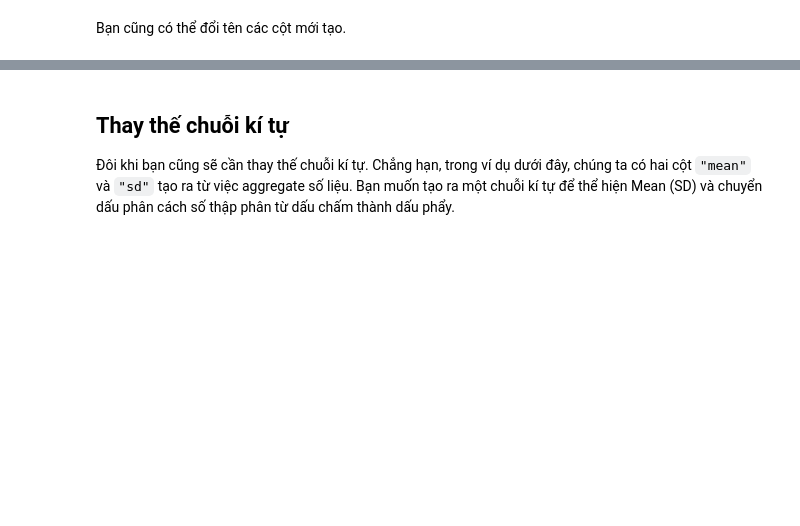
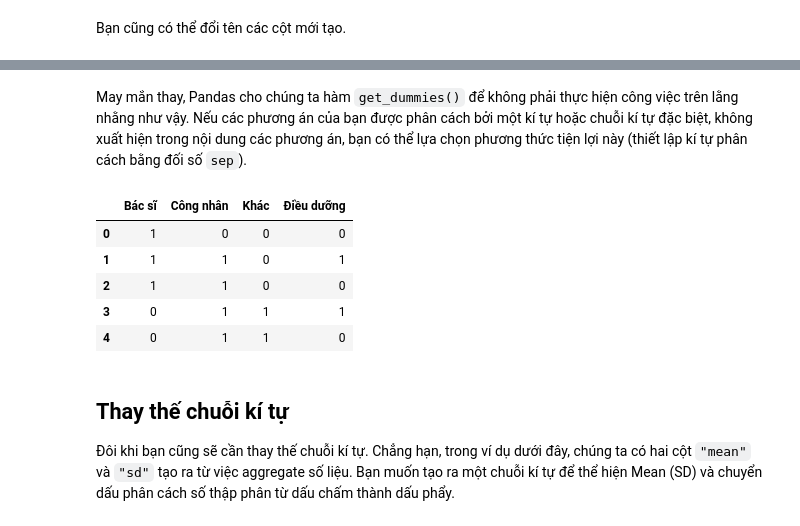
Before and after one commit to gothmania/pytutor, a Jupyter notebook: 04_data/13_string.ipynb, the cells around one changed output, grey strips where cells are left out. Saved outputs shown, nothing was run; the diff lists cells and outputs as text; code cells hidden in the pictures; blank space fills up the shorter version.

```diff
--- a/04_data/13_string.ipynb
+++ b/04_data/13_string.ipynb
@@ -179,6 +179,17 @@ d2.pivot(index="id", columns="nghe_yeuthich", values="value") \
 | 3 | 1 | 1 | 0 | 0 |
 | 4 | 0 | 1 | 1 | 1 |
 | 5 | 0 | 1 | 1 | 0 |
+# %% [markdown]
+May mắn thay, Pandas cho chúng ta hàm `get_dummies()` để không phải thực hiện công việc trên lằng nhằng như vậy. Nếu các phương án của bạn được phân cách bởi một kí tự hoặc chuỗi kí tự đặc biệt, không xuất hiện trong nội dung các phương án, bạn có thể lựa chọn phương thức tiện lợi này (thiết lập kí tự phân cách bằng đối số `sep`).
+# %%
+d1["nghe_yeuthich"].str.get_dummies(sep=";")
+# %% [output]
+|  | Bác sĩ | Công nhân | Khác | Điều dưỡng |
+| 0 | 1 | 0 | 0 | 0 |
+| 1 | 1 | 1 | 0 | 1 |
+| 2 | 1 | 1 | 0 | 0 |
+| 3 | 0 | 1 | 1 | 1 |
+| 4 | 0 | 1 | 1 | 0 |
 # %% [markdown]
 ## Thay thế chuỗi kí tự
 
```
